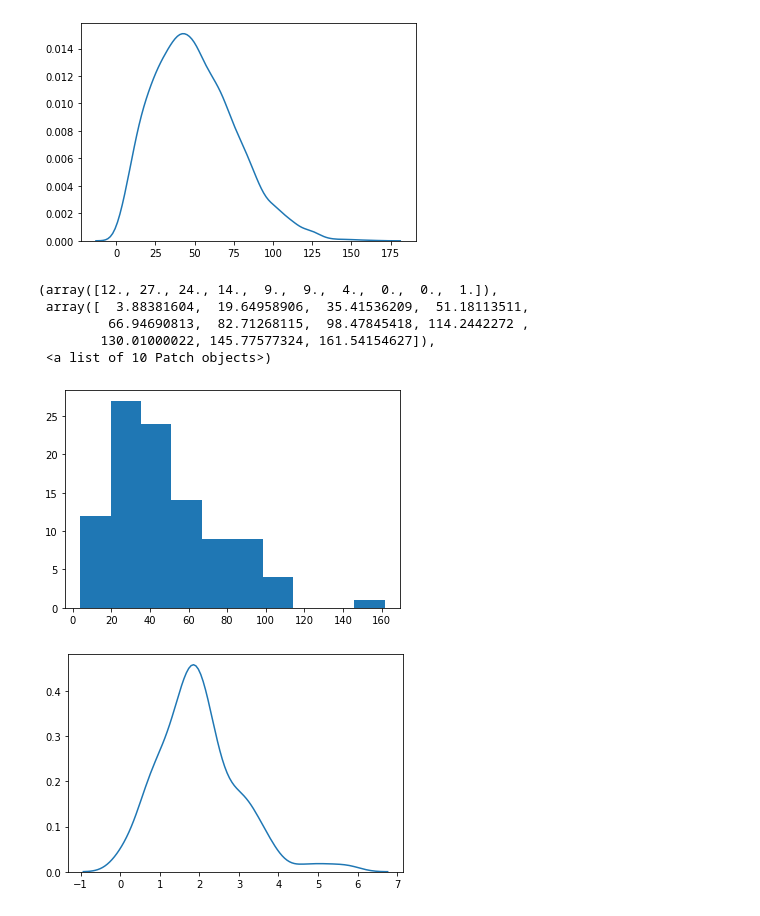
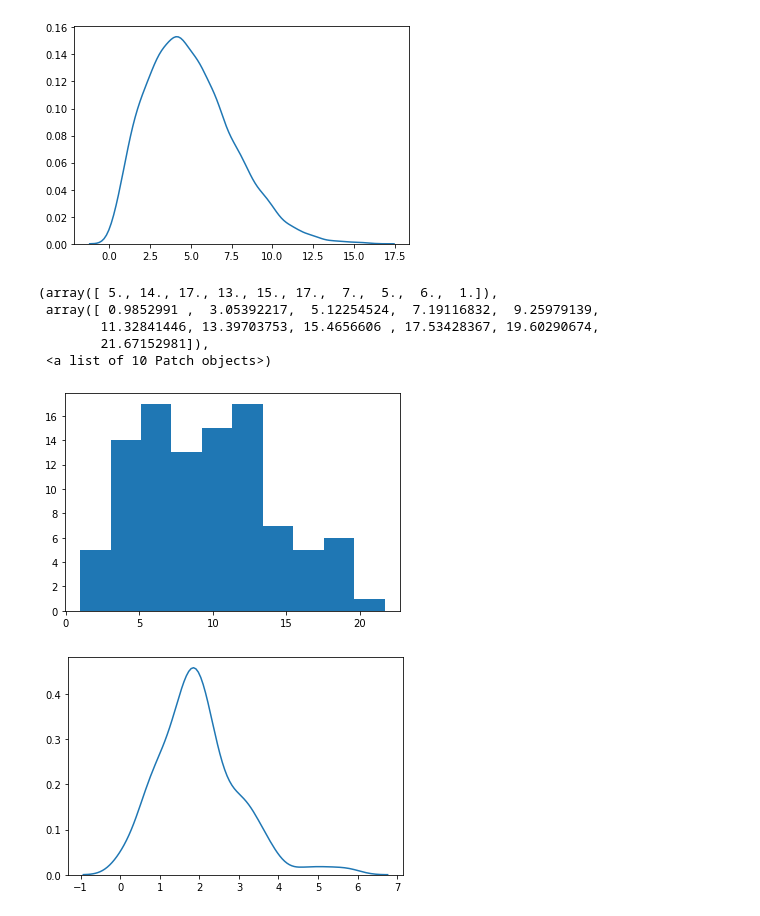
Before and after one commit to Critical-Infrastructure-Systems-Lab/DHALSIM, a Jupyter notebook: Jupyter_notebooks/network_latencies_losses.ipynb, the cells around one changed output. Saved outputs shown, nothing was run; the diff lists cells and outputs as text; code cells hidden in the pictures.

```diff
--- a/Jupyter_notebooks/network_latencies_losses.ipynb
+++ b/Jupyter_notebooks/network_latencies_losses.ipynb
@@ -4,22 +4,23 @@ import matplotlib.pyplot as plt
 import seaborn as sns
 import math
 # %%
-mean_delay = 50.0
+#mean_delay = 50.0
+mean_delay = 5.0
 sigma_delay = math.sqrt( 2*math.pow(mean_delay,2) / math.pi )
 sns.distplot(random.rayleigh(scale=sigma_delay, size=10000), hist=False)
 plt.show()
 # %% [output]
-[figure, old version]
+[figure, new version]
 # %%
 delays = random.rayleigh(scale=sigma_delay, size=100)
 plt.hist(delays)
 # %% [output]
-(array([12., 27., 24., 14.,  9.,  9.,  4.,  0.,  0.,  1.]),
- array([  3.88381604,  19.64958906,  35.41536209,  51.18113511,
-         66.94690813,  82.71268115,  98.47845418, 114.2442272 ,
-        130.01000022, 145.77577324, 161.54154627]),
+(array([ 5., 14., 17., 13., 15., 17.,  7.,  5.,  6.,  1.]),
+ array([ 0.9852991 ,  3.05392217,  5.12254524,  7.19116832,  9.25979139,
+        11.32841446, 13.39703753, 15.4656606 , 17.53428367, 19.60290674,
+        21.67152981]),
  <a list of 10 Patch objects>)
-[figure, old version]
+[figure, new version]
 # %%
 mean_loss = 2
 sigma_loss = math.sqrt( 2*math.pow(mean_loss,2) / math.pi )
```
Also changed, not shown: 9 other files.
